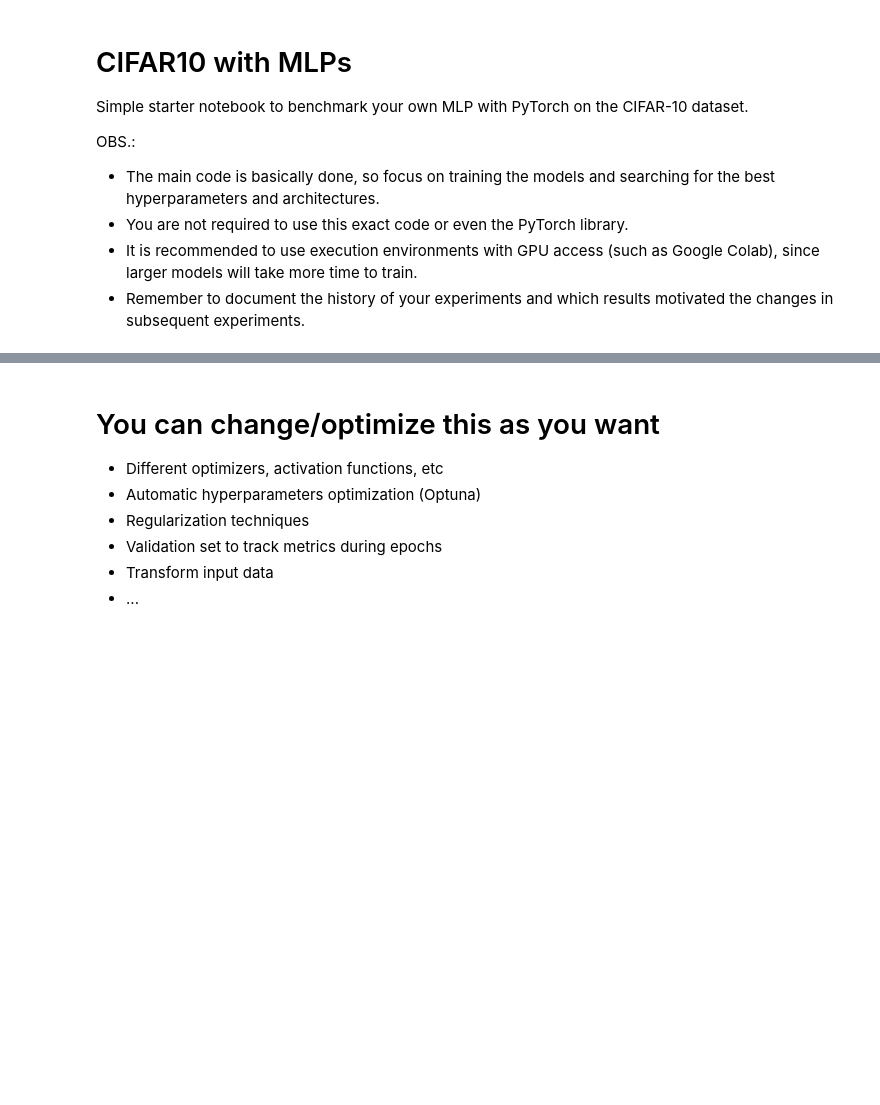
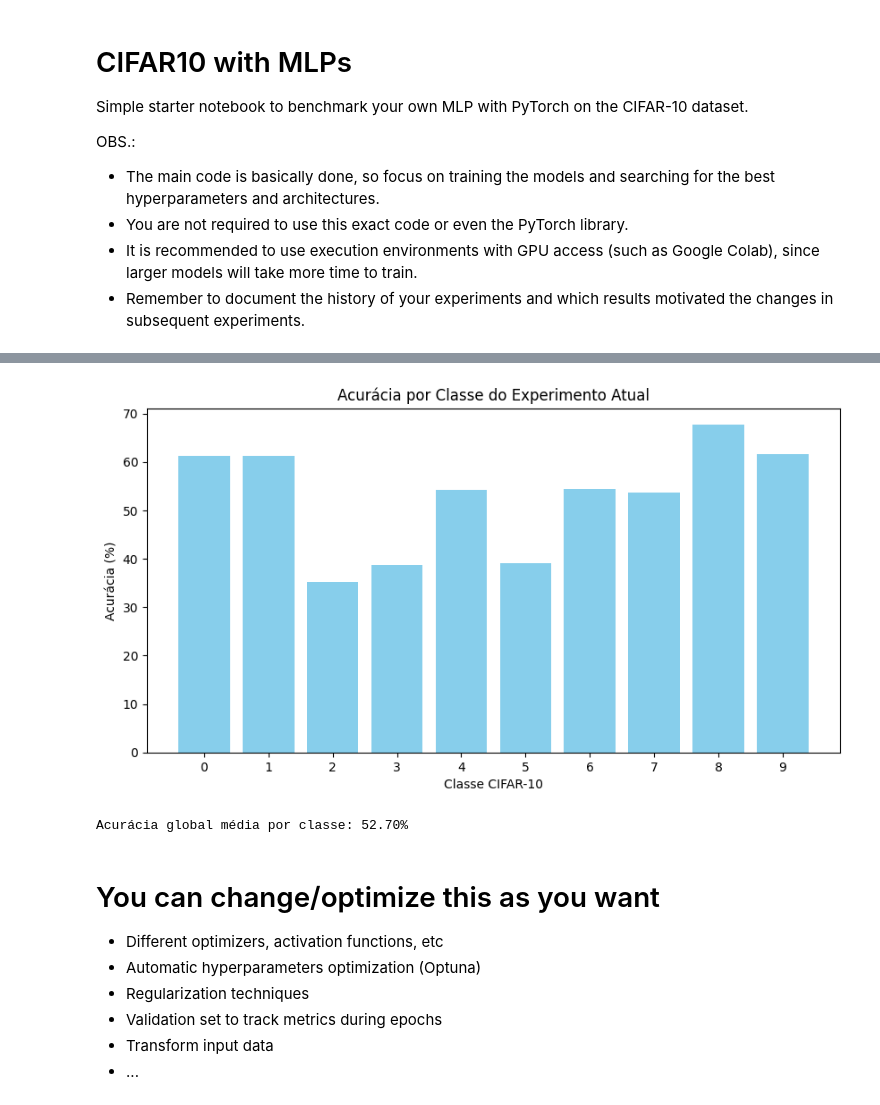
Before and after one commit to vggd18/mlp-cnn-cifar10, a Jupyter notebook: CIFAR10_with_MLPs.ipynb, the cells around one changed output, grey strips where cells are left out. Cells and saved outputs as stored; diff of their text form; code cells hidden in the pictures; blank space fills up the shorter version.

```diff
--- a/CIFAR10_with_MLPs.ipynb
+++ b/CIFAR10_with_MLPs.ipynb
@@ -67,12 +91,12 @@ def get_scores(targets, predictions):
 # %%
-#@title Hyperparameters
-input_size = 32*32*3 # 32x32 RGB images
+#@title 5️ Optimized Hyperparameters
+
+input_size = 32*32*3
 num_classes = 10
 
-learning_rate = 0.001
+learning_rate = 0.0005
 num_epochs = 100
-batch_size = 16
+batch_size = 128
 activation_function = nn.ReLU()
-
 loss_function = nn.CrossEntropyLoss()
 # %%
@@ -148,3 +205,41 @@ print("Scores of your model\n", scores)
+# %%
+#@title 9 Plot Experiments Comparison
+def class_wise_accuracy(model, dataloader, device):
+    model.eval()
+    n_classes = 10
+    correct = [0]*n_classes
+    total = [0]*n_classes
+    with torch.no_grad():
+        for images, labels in dataloader:
+            images = images.view(-1, 32*32*3).to(device)
+            labels = labels.to(device)
+            outputs = model(images)
+            _, predicted = torch.max(outputs, 1)
+            for i in range(len(labels)):
+                total[labels[i]] += 1
+                if predicted[i] == labels[i]:
+                    correct[labels[i]] += 1
+    return [100*c/t if t>0 else 0 for c,t in zip(correct,total)]
+
+device = torch.device('cuda' if torch.cuda.is_available() else 'cpu')
+
+per_class_acc = class_wise_accuracy(mlp, test_loader, device)
+
+# Gráfico de acurácia por classe
+plt.figure(figsize=(10,5))
+plt.bar(range(10), per_class_acc, color='skyblue')
+plt.xlabel('Classe CIFAR-10')
+plt.ylabel('Acurácia (%)')
+plt.title('Acurácia por Classe do Experimento Atual')
+plt.xticks(range(10))
+plt.show()
+
+# Acurácia global
+accuracy_global = np.mean(per_class_acc)
+print(f"Acurácia global média por classe: {accuracy_global:.2f}%")
+# %% [output]
+[figure, added]
+Acurácia global média por classe: 52.70%
 # %% [markdown]
 # You can change/optimize this as you want
 - Different optimizers, activation functions, etc
```
Also changed, not shown: parts of 8 cells of this notebook, 1 other file.
